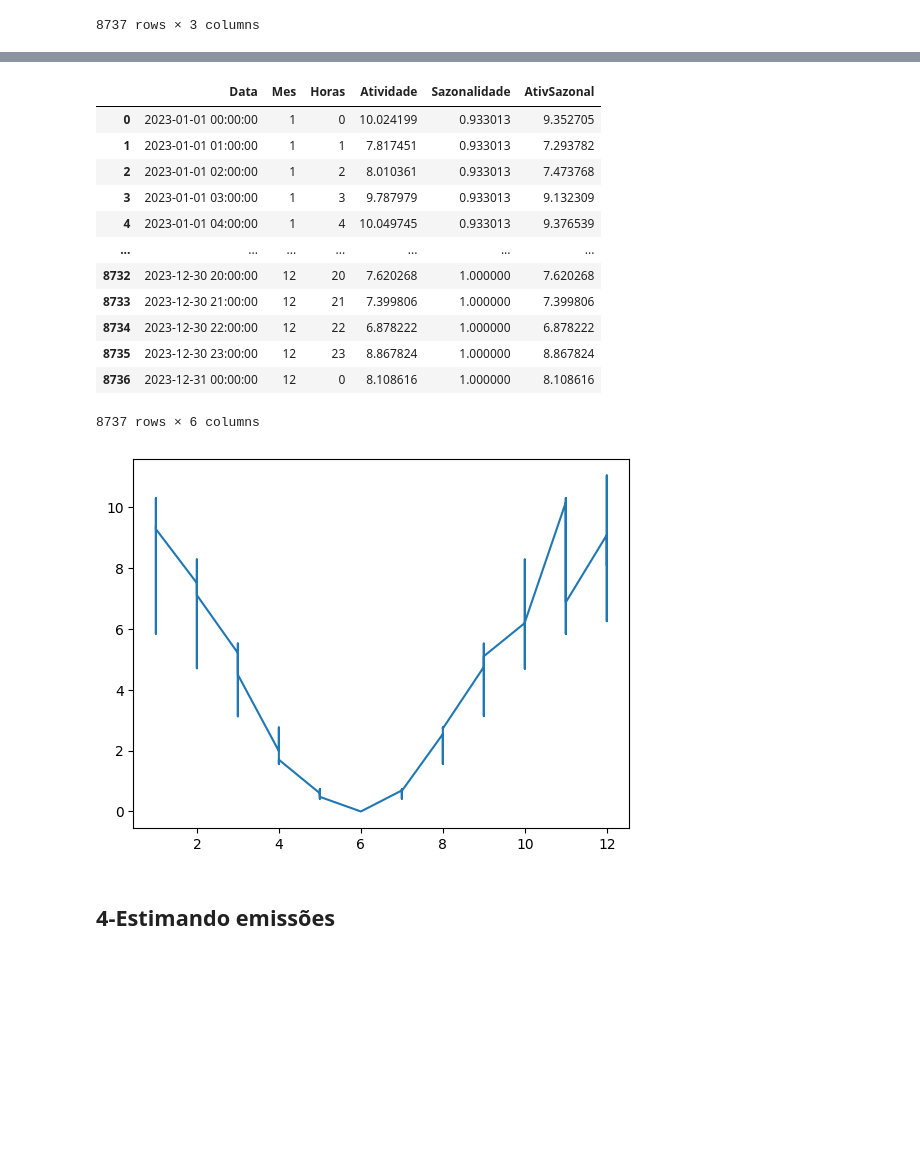
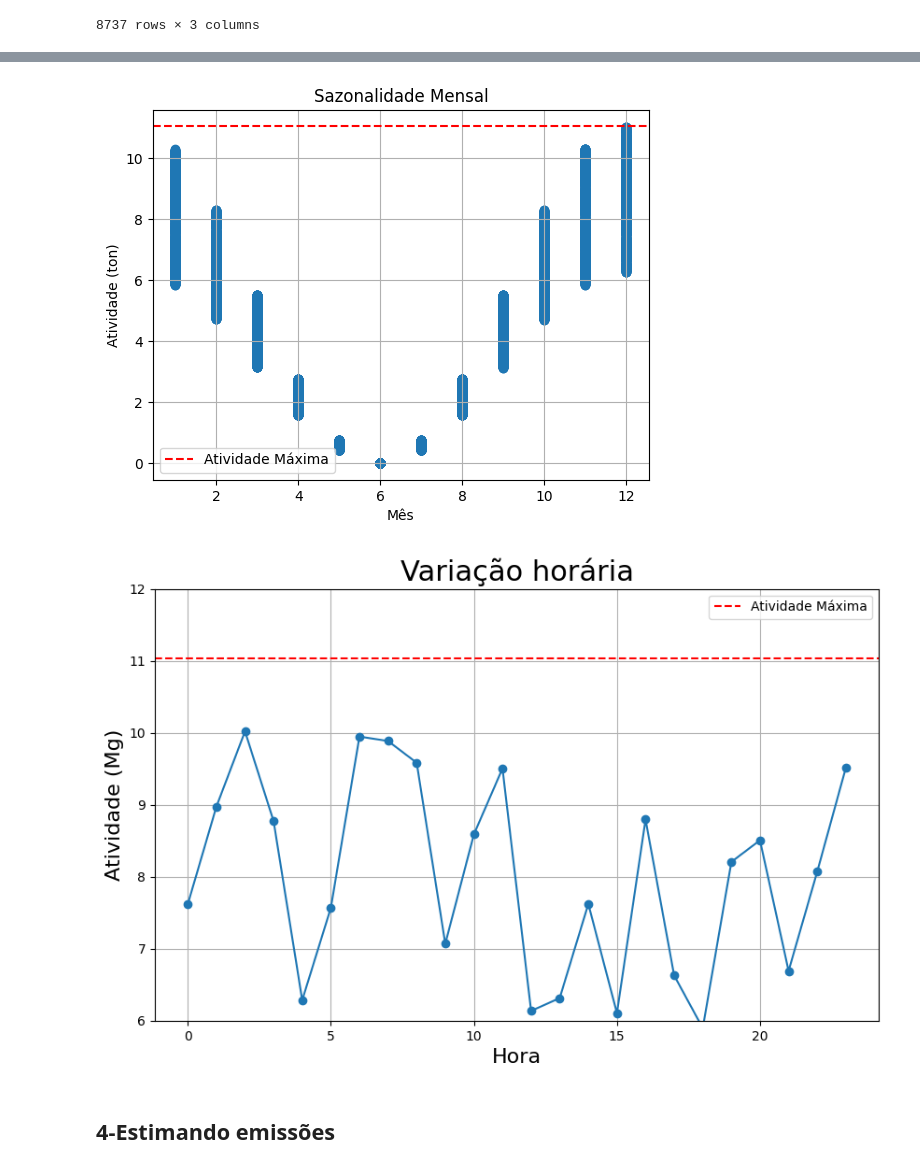
Before and after one commit to pavei3/ENS5173_202401, a Jupyter notebook: scripts/Atividade1Emissões-checkpoint.ipynb, the cells around one changed output, grey strips where cells are left out. Saved outputs shown, nothing was run; the diff lists cells and outputs as text; code cells hidden in the pictures; blank space fills up the shorter version.

```diff
--- a/scripts/Atividade1Emissões-checkpoint.ipynb
+++ b/scripts/Atividade1Emissões-checkpoint.ipynb
@@ -280,9 +246,11 @@ df
 # %%
 # Criando componente sazonal
 
-sazonalidade = np.cos((2*np.pi)*dfHora['Mes']/12)
-plt.plot(dfHora['Data'], sazonalidade)
-dfHora['Sazonalidade'] = (sazonalidade + 1)/2
+sazonalidade = 0.5*(np.cos((2*np.pi)*dfHora['Mes']/12)+1)
+plt.xlabel('Horas')
+plt.ylabel('Variação')
+plt.plot(dfHora['Mes'], sazonalidade)
+dfHora['Sazonalidade'] = sazonalidade
 dfHora.to_csv(r"C:\Users\supor\OneDrive\Documentos\ControlePoluicaoAtm\ENS5173_202401\venv\Scripts\tabelas\atividade.csv")
 dfHora
 # %% [output]
@@ -303,25 +271,35 @@ dfHora
+# %%
+# Valores de atividade máx e mín com sazonalidade mensal
+
+dfHora['AtivSazonal'] = dfHora['Atividade'] * dfHora['Sazonalidade'] #Inserindo a variável nova no dataframe
+plt.scatter(dfHora['Mes'], dfHora['AtivSazonal'])
+plt.xlabel('Mês')
+plt.ylabel('Atividade (ton)')
+plt.axhline(y=atvMax, color='r', linestyle='--', label='Atividade Máxima')
+plt.legend()
+plt.title('Sazonalidade Mensal')
+plt.grid()
+
+#df.to_csv(r"C:\Users\cecil\OneDrive\Documentos\CPA\ENS5173\tabelas\ativ.csv")
+#fig.savefig(cwd+'\\Figuras\\Atividade_Sazonal.png')
+# %% [output]
+[figure, added]
 # %%
-# Valores de atividade máx e mín com sazonalidade
+# Valores de atividade máx e mín com sazonalidade horária
 
-dfHora['AtivSazonal'] = dfHora['Atividade'] * dfHora['Sazonalidade']
-
-plt.plot(dfHora['Mes'], dfHora['AtivSazonal'])
-dfHora
+plt.figure(figsize=(10,6))
+plt.ylim(6,12)
+plt.axhline(y=atvMax, color='r', linestyle='--', label='Atividade Máxima')
+plt.legend()
+plt.title('Variação horária', size=22)
+plt.xlabel('Hora',size=16)
+plt.ylabel('Atividade (Mg)',size=16)
+plt.grid()
+plt.plot(dfHora['Horas'].iloc[:24], dfHora['AtivSazonal'].iloc[:24], marker='o')
+plt.show()
+#dfHora
 # %% [output]
-|  | Data | Mes | Horas | Atividade | Sazonalidade | AtivSazonal |
-| 0 | 2023-01-01 00:00:00 | 1 | 0 | 10.024199 | 0.933013 | 9.352705 |
-| 1 | 2023-01-01 01:00:00 | 1 | 1 | 7.817451 | 0.933013 | 7.293782 |
-| 2 | 2023-01-01 02:00:00 | 1 | 2 | 8.010361 | 0.933013 | 7.473768 |
-| 3 | 2023-01-01 03:00:00 | 1 | 3 | 9.787979 | 0.933013 | 9.132309 |
-| 4 | 2023-01-01 04:00:00 | 1 | 4 | 10.049745 | 0.933013 | 9.376539 |
-| ... | ... | ... | ... | ... | ... | ... |
-| 8732 | 2023-12-30 20:00:00 | 12 | 20 | 7.620268 | 1.000000 | 7.620268 |
-| 8733 | 2023-12-30 21:00:00 | 12 | 21 | 7.399806 | 1.000000 | 7.399806 |
-| 8734 | 2023-12-30 22:00:00 | 12 | 22 | 6.878222 | 1.000000 | 6.878222 |
-| 8735 | 2023-12-30 23:00:00 | 12 | 23 | 8.867824 | 1.000000 | 8.867824 |
-| 8736 | 2023-12-31 00:00:00 | 12 | 0 | 8.108616 | 1.000000 | 8.108616 |
-8737 rows × 6 columns
-[figure, old version]
+[figure, new version]
 # %% [markdown]
 ## 4-Estimando emissões
 # %%
```
Also changed, not shown: parts of 20 cells of this notebook.
